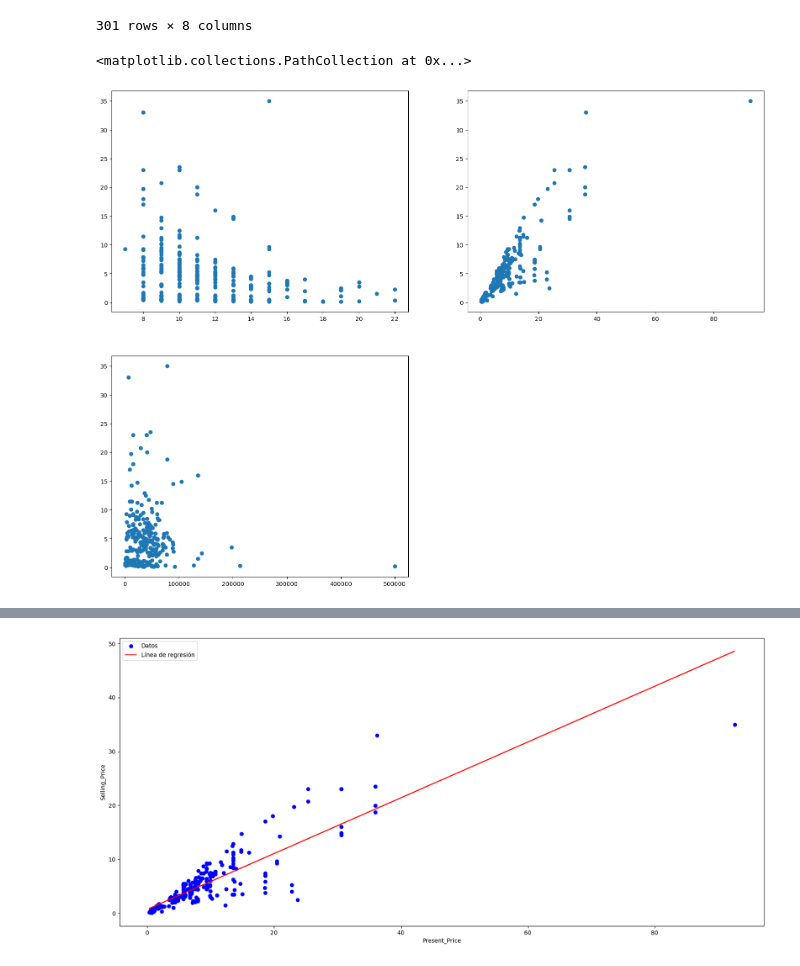
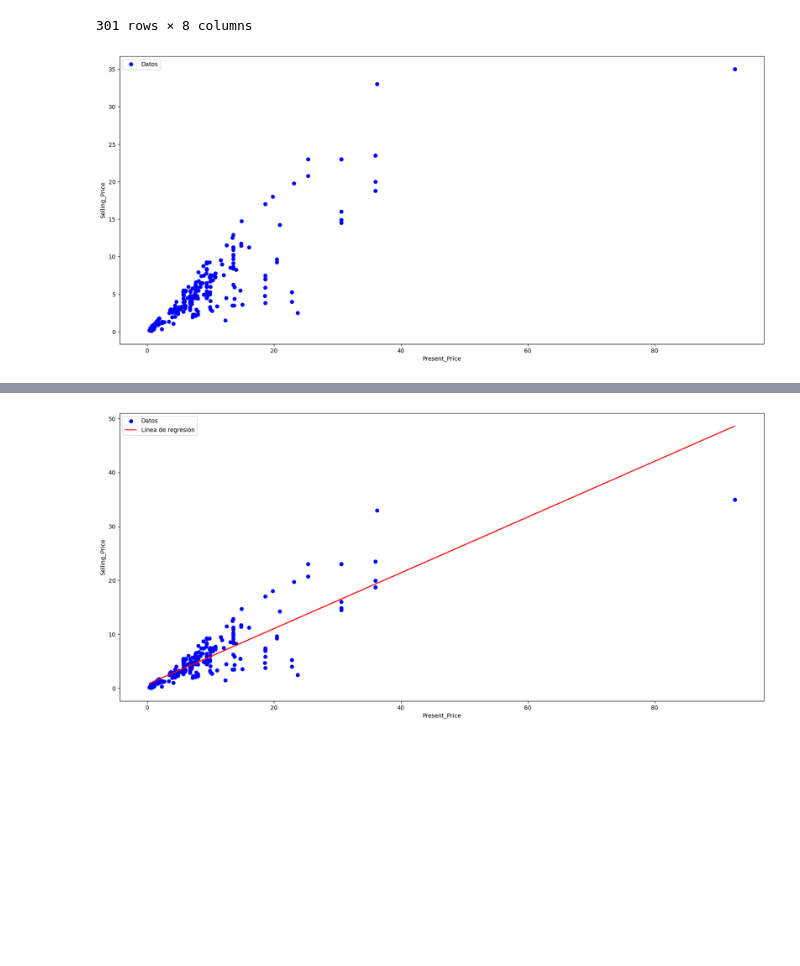
Before and after one commit to DaElias/Universidad-Nacional-Abierta-y-a-Distancia-Actividades, a Jupyter notebook: Linear_Regression/main.ipynb, the cells around one changed output, grey strips where cells are left out. Saved outputs shown, nothing was run; the diff lists cells and outputs as text; code cells hidden in the pictures; blank space fills up the shorter version.

```diff
--- a/Linear_Regression/main.ipynb
+++ b/Linear_Regression/main.ipynb
@@ -110,17 +110,11 @@ df.insert(0,'Age',Age);df
 | 300 | 9 | 5.30 | 5.90 | 5464 | Petrol | Dealer | Manual | 0 |
 301 rows × 8 columns
 # %%
-fig=plt.figure(figsize=(20,15))
-fs=mpl.gridspec.GridSpec(2,2)
-ax0=fig.add_subplot(fs[0:1,0:1])
-# Diagrama de dispercion año por precio de venta
-ax0.scatter(df['Age'],df['Selling_Price'])
-ax1=fig.add_subplot(fs[0:1,1:])
-# Diagrama de dispercion precio precente por precio de venta
-ax1.scatter(df['Present_Price'],df['Selling_Price'])
-ax2=fig.add_subplot(fs[1:2,0:1])
-# Diagrama de dispercion kilometraje por precio de venta
-ax2.scatter(df['Kms_Driven'],df['Selling_Price'])
+plt.scatter (df['Present_Price'],df['Selling_Price'], color='blue', label='Datos')
+plt.rcParams ['figure.figsize'] = (20,9)
+plt.xlabel('Present_Price')
+plt.ylabel ('Selling_Price')
+plt.legend()
+plt.show()
 # %% [output]
-<matplotlib.collections.PathCollection at 0x...>
-[figure, old version]
+[figure, new version]
```
Also changed, not shown: parts of 5 cells of this notebook.
